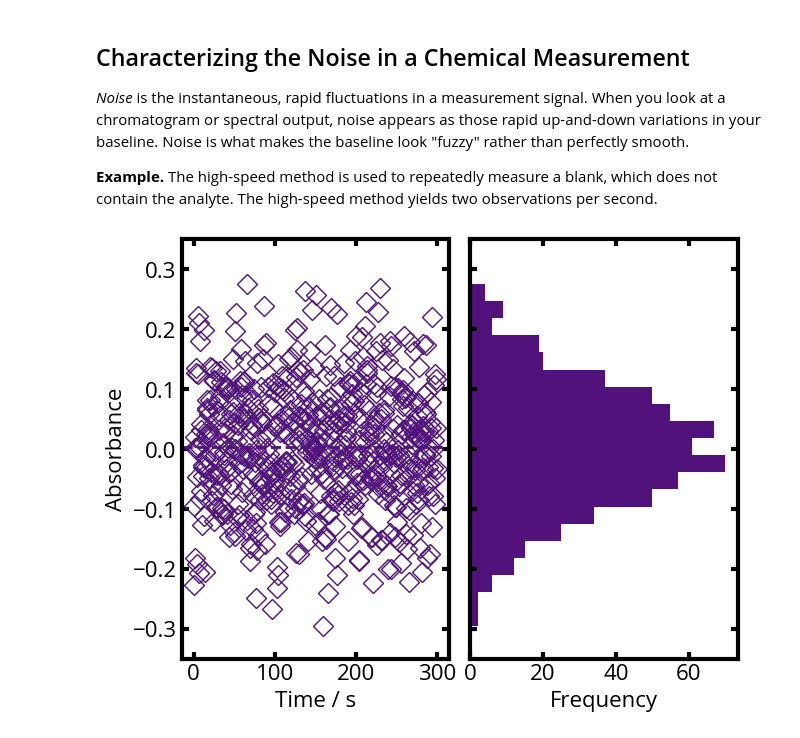
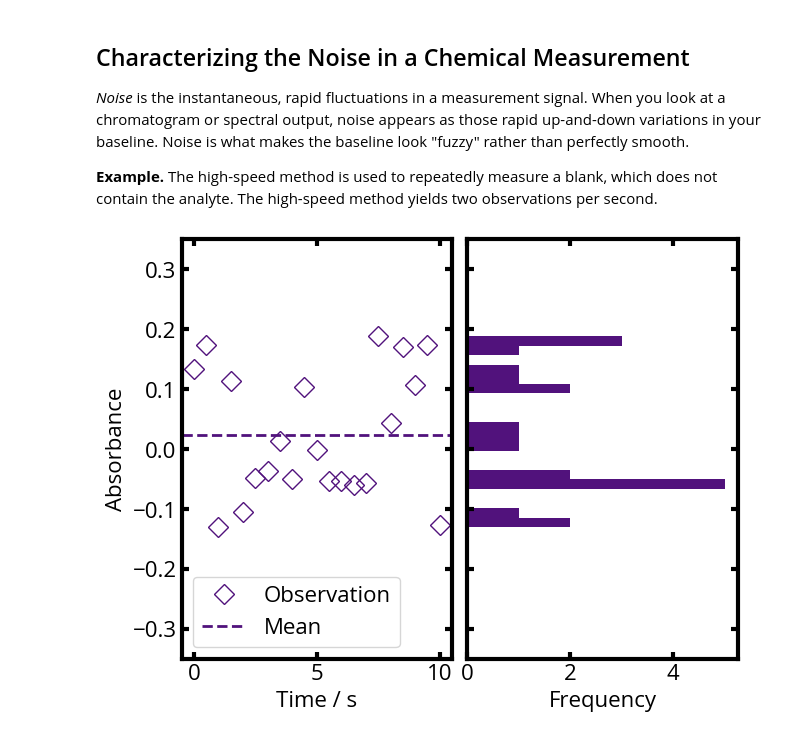
Before and after one commit to mfbush/instrumental-analysis, a Jupyter notebook: notebooks/signals-and-noise.ipynb, the cells around one changed output. Drawn from its saved outputs; the diff is of its cells as text; code cells hidden in the pictures.

```diff
--- a/notebooks/signals-and-noise.ipynb
+++ b/notebooks/signals-and-noise.ipynb
@@ -224,18 +224,19 @@ The intercept of the high-speed method is: -0.024539280887954137
 
 **Example.** The high-speed method is used to repeatedly measure a blank, which does not contain the analyte. The high-speed method yields two observations per second.
 # %%
-time = np.arange(0.0,300.05,0.5)
+time = np.arange(0.0,10.05,0.5)
 signal = np.random.default_rng().normal(0.0, 0.1, len(time))
 
 fig, (ax1, ax2) = plt.subplots(1, 2, layout='constrained', sharey=True)
-ax1.plot(time,signal,c=colors[1],marker='D',ls='',label='High-Speed Method')
-ax1.axhline(y=np.average(signal), c=colors[1],ls='--',marker=None, label='Sample Signal')
+ax1.plot(time,signal,c=colors[1],marker='D',ls='',label='Observation')
+ax1.axhline(y=np.average(signal), c=colors[1],ls='--',marker=None, label='Mean')
 ax2.hist(signal, bins=20, color=colors[1], orientation="horizontal")
 
 ax1.set_xlabel('Time / s')
 ax2.set_xlabel('Frequency')
 ax1.set_ylabel('Absorbance')
 ax1.set_ylim(bottom=-0.35,top=0.35)
+ax1.legend(loc='lower left')
 plt.show()
 # %% [output]
-[figure, old version]
+[figure, new version]
```
Also changed, not shown: parts of 5 cells of this notebook.
